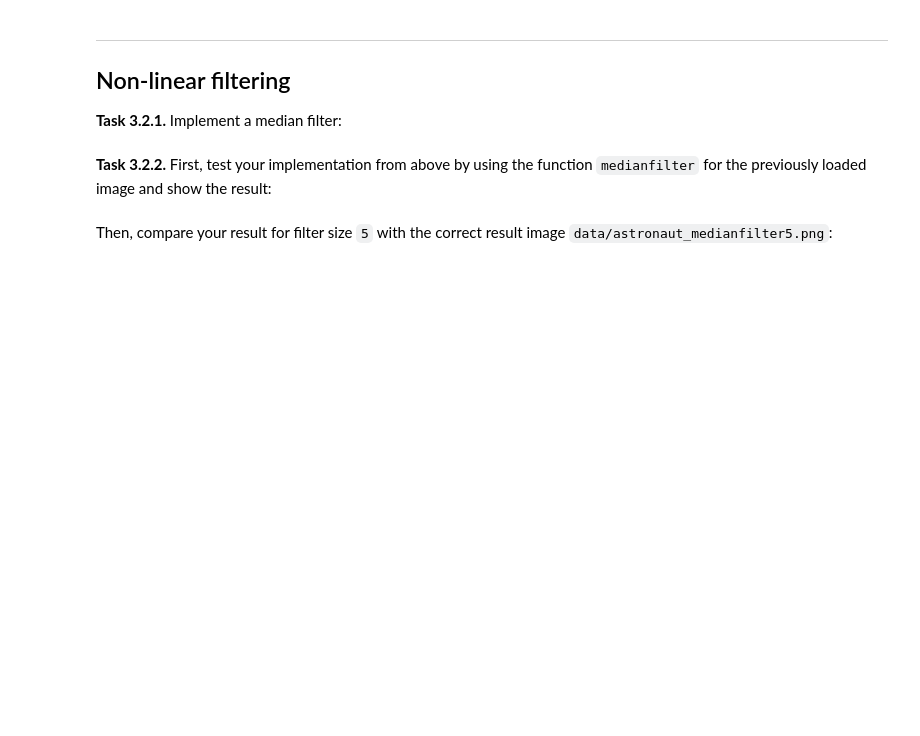
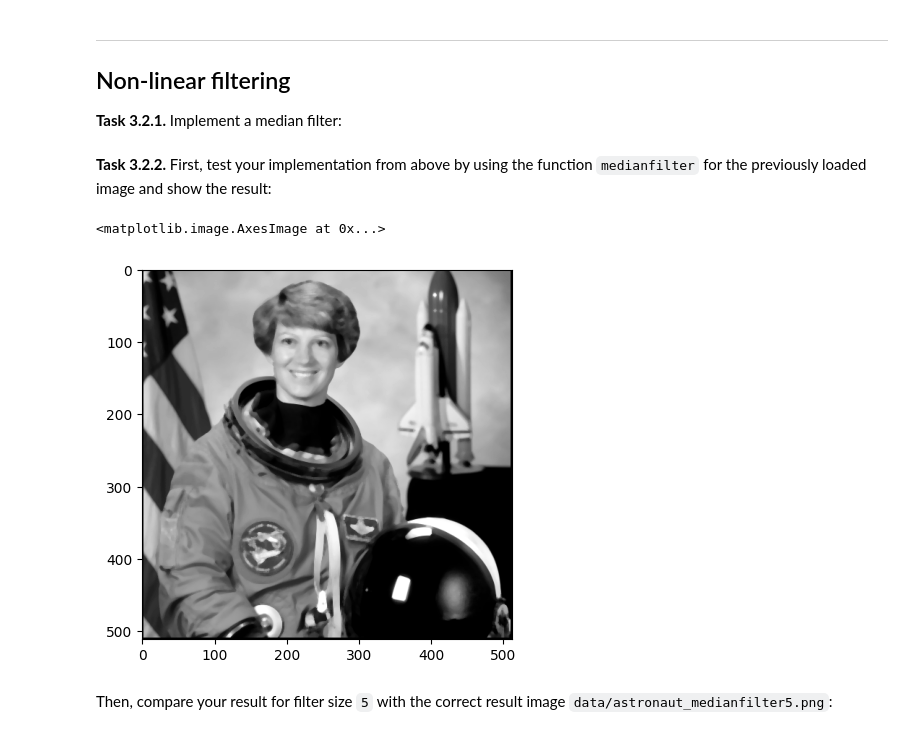
Before and after one commit to JBaureis/mobi-fs3-python, a Jupyter notebook: task3.ipynb, the cells around one changed output. Cells and saved outputs as stored; diff of their text form; code cells hidden in the pictures; blank space fills up the shorter version.

```diff
--- a/task3.ipynb
+++ b/task3.ipynb
@@ -79,4 +55,26 @@ def medianfilter(img, size):
+# %%
+def medianfilter(img, size):
+    result = numpy.zeros(img.shape)
+    n = (size - 1) // 2
+    for p in numpy.ndindex(img.shape):
+        if p[0]-n < 0 or p[0]+n >= img.shape[0] or p[1]-n < 0 or p[1]+n >= img.shape[1]:
+            continue
+        data = list()
+        for q in numpy.ndindex(size, size):
+            y=p[0]-n + q[0]
+            x=p[1]-n + q[1]
+            data.append(img[y,x])
+        data.sort()
+        u = (size * size) // 2
+        median = data[u]
+        result[p] = median
+    return result
 # %% [markdown]
 **<a id="#">Task 3.2.2.</a>** First, test your implementation from above by using the function `medianfilter` for the previously loaded image and show the result:
+# %%
+plt.imshow(medianfilter(img, 5), "gray")
+# %% [output]
+<matplotlib.image.AxesImage at 0x...>
+[figure, added]
 # %% [markdown]
 Then, compare your result for filter size `5` with the correct result image `data/astronaut_medianfilter5.png`:
```
Also changed, not shown: parts of 8 cells of this notebook.
